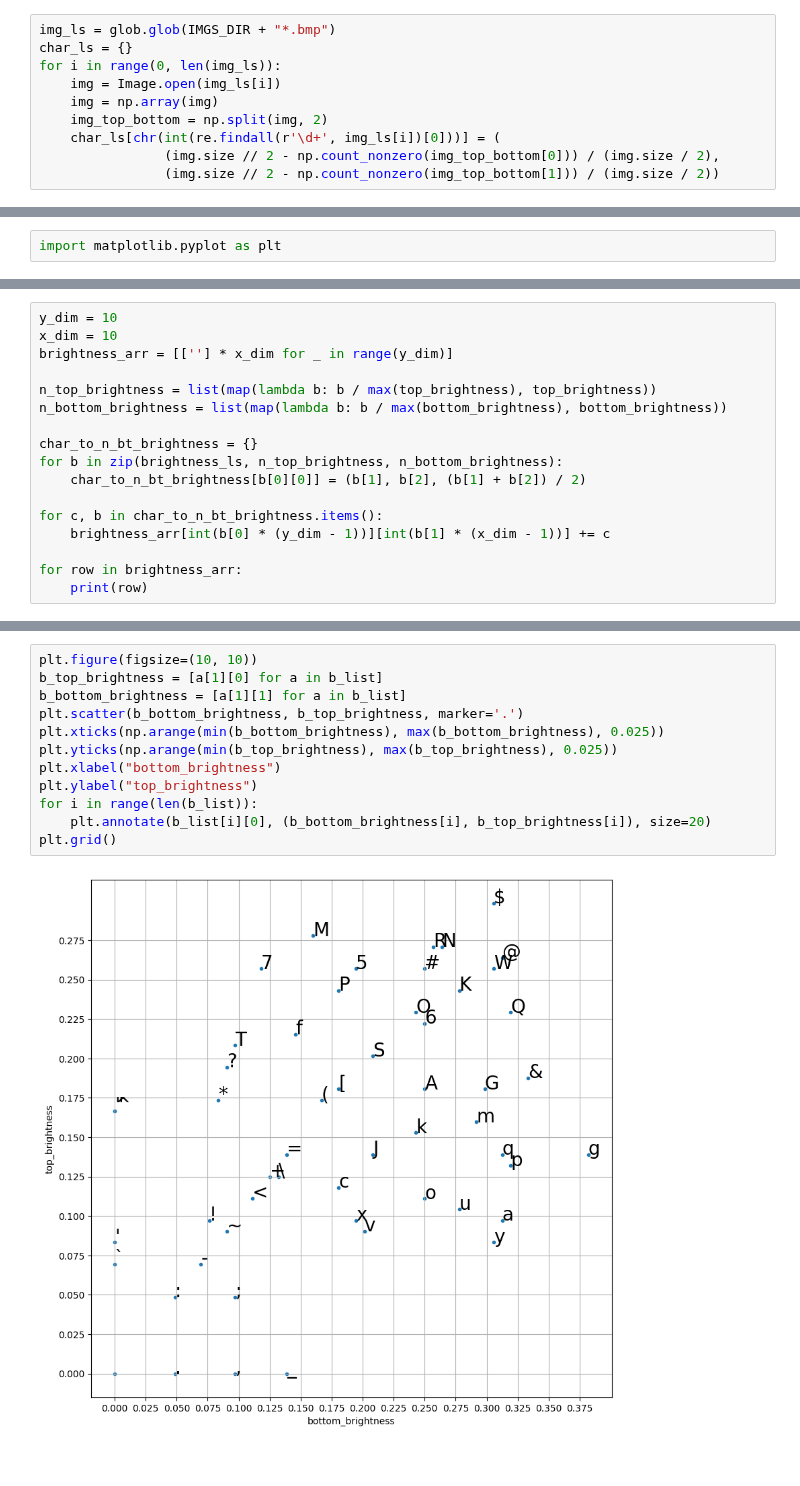
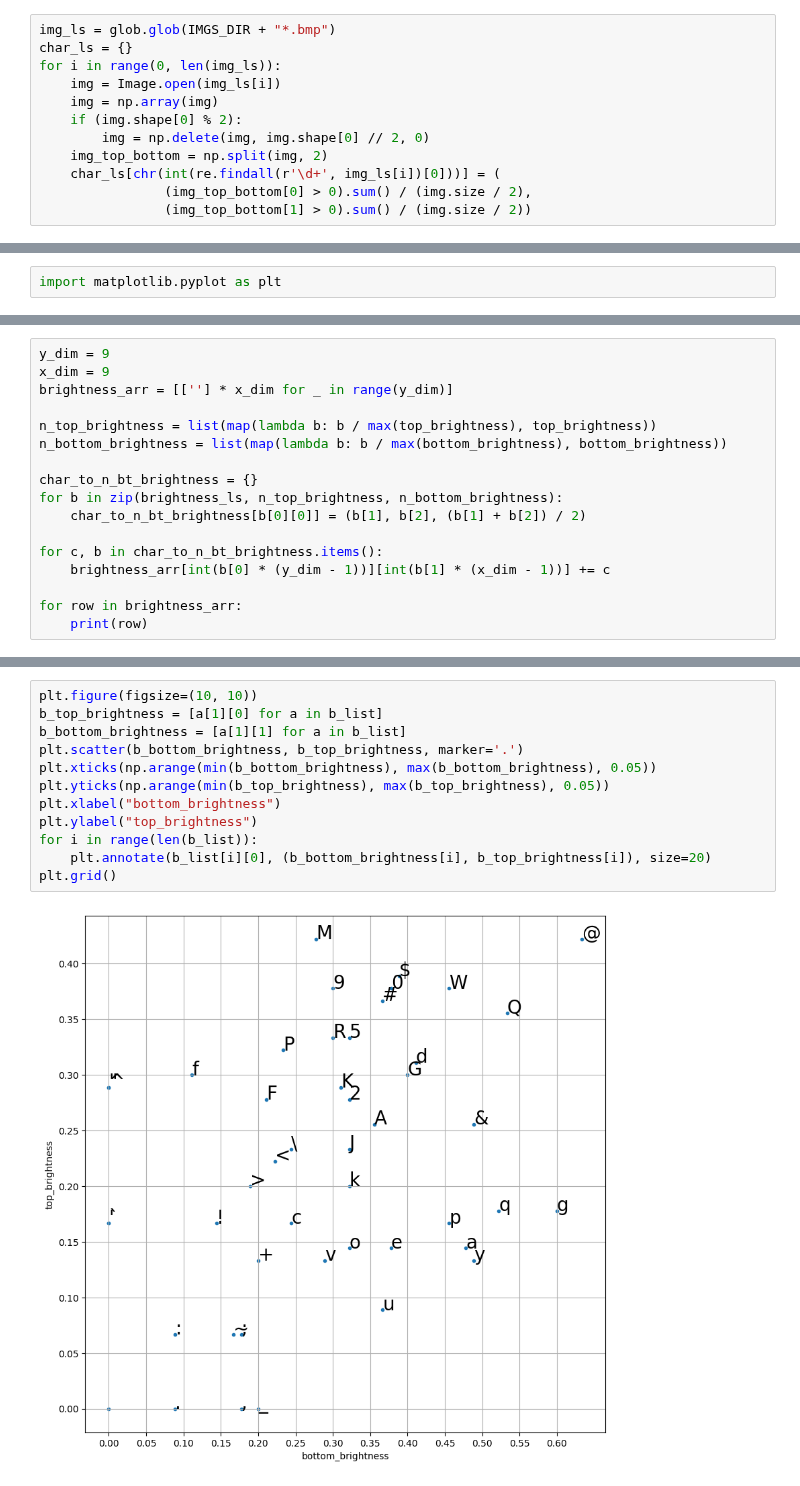
Before and after one commit to wojciechsadlik/python-char-art, a Jupyter notebook: ascii_v2_brightness_test.ipynb, the cells around one changed output, grey strips where cells are left out. Cells and saved outputs as stored; diff of their text form.

```diff
--- a/ascii_v2_brightness_test.ipynb
+++ b/ascii_v2_brightness_test.ipynb
@@ -25,10 +27,12 @@ char_ls = {}
 for i in range(0, len(img_ls)):
     img = Image.open(img_ls[i])
     img = np.array(img)
+    if (img.shape[0] % 2):
+        img = np.delete(img, img.shape[0] // 2, 0)
     img_top_bottom = np.split(img, 2)
     char_ls[chr(int(re.findall(r'\d+', img_ls[i])[0]))] = (
-                (img.size // 2 - np.count_nonzero(img_top_bottom[0])) / (img.size / 2),
-                (img.size // 2 - np.count_nonzero(img_top_bottom[1])) / (img.size / 2))
+                (img_top_bottom[0] > 0).sum() / (img.size / 2),
+                (img_top_bottom[1] > 0).sum() / (img.size / 2))
 # %%
 brightness_ls = sorted(list(char_ls.items()), key=lambda a: (a[1][0], a[1][1]))
 
@@ -54,6 +58,6 @@ plt.grid()
 # %%
-y_dim = 10
-x_dim = 10
+y_dim = 9
+x_dim = 9
 brightness_arr = [[''] * x_dim for _ in range(y_dim)]
 
 n_top_brightness = list(map(lambda b: b / max(top_brightness), top_brightness))
@@ -153,14 +155,14 @@ print(b_list)
 # %%
 plt.figure(figsize=(10, 10))
 b_top_brightness = [a[1][0] for a in b_list]
 b_bottom_brightness = [a[1][1] for a in b_list]
 plt.scatter(b_bottom_brightness, b_top_brightness, marker='.')
-plt.xticks(np.arange(min(b_bottom_brightness), max(b_bottom_brightness), 0.025))
-plt.yticks(np.arange(min(b_top_brightness), max(b_top_brightness), 0.025))
+plt.xticks(np.arange(min(b_bottom_brightness), max(b_bottom_brightness), 0.05))
+plt.yticks(np.arange(min(b_top_brightness), max(b_top_brightness), 0.05))
 plt.xlabel("bottom_brightness")
 plt.ylabel("top_brightness")
 for i in range(len(b_list)):
     plt.annotate(b_list[i][0], (b_bottom_brightness[i], b_top_brightness[i]), size=20)
 plt.grid()
 # %% [output]
-[figure, old version]
+[figure, new version]
```
Also changed, not shown: parts of 7 cells of this notebook, 7 other files.
